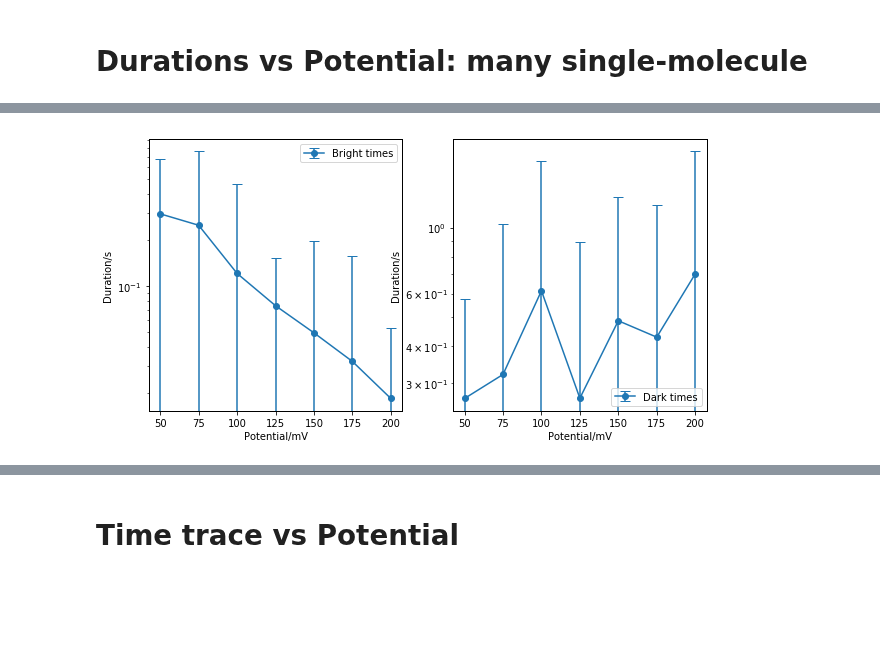
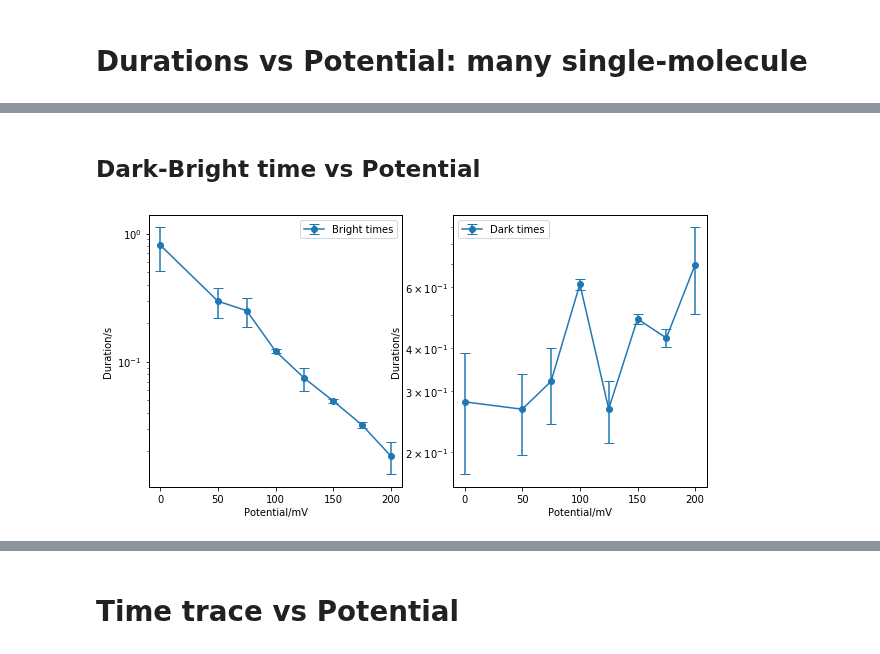
Before and after one commit to biswajitSM/Azurin_SM_repo, a Jupyter notebook: Manuscript/Figure_AT647N/Figure_AzATTO647N.ipynb, the cells around one changed output, grey strips where cells are left out. Drawn from its saved outputs; the diff is of its cells as text; code cells hidden in the pictures; blank space fills up the shorter version.

```diff
--- a/Manuscript/Figure_AT647N/Figure_AzATTO647N.ipynb
+++ b/Manuscript/Figure_AT647N/Figure_AzATTO647N.ipynb
@@ -69,7 +69,7 @@ S130d02MAr18_all = [S130d02MAr18_590p_A1, S130d02MAr18_590p_A1_2nd, S130d02MAr18
 # %%
 # Checking or creating temp_dir
 temp_dir = 'temp'
-temp_dir = os.path.join(temp_dir)
+temp_dir = os.path.join(parentdir, temp_dir)
 if os.path.isdir(temp_dir):
     print('temp_dir exists')
 else:
@@ -170,0 +279,33 @@ df.to_csv(os.path.join(temp_dir, 'Potential_vs_durations'), sep='\t', encoding='
+# %%
+file_save = os.path.join(temp_dir, 'Potential_vs_durations_2.xlsx')# with parameters [0.01, 0.99]
+# file_save = os.path.join(temp_dir, 'Potential_vs_durations.xlsx')# with parameters [0.1, 0.9]
+Rewrite = False
+if not os.path.isfile(file_save) or Rewrite:
+    potential_list = np.array([0, 50, 75, 100, 125, 150, 175, 200])
+    out = BrightDarkValuesAll(potential_list=potential_list, folderlist=S130d02MAr18_all)
+    [df_avg, df_bright, df_dark] = out
+    E, FeCN_oxd, FeCN_red = substrate_conc(E0=180, E=potential_list, M=200e-6)
+    df_avg['FeCN_oxd'] = FeCN_oxd
+    df_avg['FeCN_red'] = FeCN_red
+    writer = pd.ExcelWriter(file_save)
+    df_avg.to_excel(writer,'Average', index=False)
+    df_bright.to_excel(writer, 'BrightTimes', index=False)
+    df_dark.to_excel(writer, 'DarkTimes', index=False)
+    writer.save()
+df_avg = pd.read_excel(file_save, sheet_name='Average')
+potential_list = df_avg['Potential'].values
+tonav_update = df_avg['average bright time'].values
+tonstd_update = df_avg['std bright time'].values
+toffav_update = df_avg['avergae dark time'].values
+toffstd_update = df_avg['std dark time'].values
+FeCN_oxd = df_avg['FeCN_oxd'].values
+FeCN_red = df_avg['FeCN_red'].values
+# # bright and dark times histogram
+df_bright = pd.read_excel(file_save, sheet_name='BrightTimes')
+df_dark = pd.read_excel(file_save, sheet_name='DarkTimes')
+ontimes = df_bright['100mV'].dropna().values
+offtimes = df_dark['100mV'].dropna().values
+# plt.hist(ontimes, bins=100, range=(0,2), histtype='step');
+# plt.hist(offtimes, bins=100, range=(0,10), histtype='step');
+# plt.yscale('log')
+df_avg
@@ -171,23 +351,25 @@ df.to_csv(os.path.join(temp_dir, 'Potential_vs_durations'), sep='\t', encoding='
+# %% [markdown]
+## Dark-Bright time vs Potential
 # %%
 plt.close('all')
 fig = plt.figure(figsize=(10, 5))
 nrows=1;ncols=2;
 ax00 = plt.subplot2grid((nrows, ncols),(0,0))
 ax01 = plt.subplot2grid((nrows, ncols),(0,1))
-ax00.errorbar(pot_update, tonav_update, yerr=tonstd_update,
+ax00.errorbar(potential_list, tonav_update, yerr=tonstd_update,
               fmt='-o', capsize=5, label='Bright times')#plot raw outputs
 ax00.set_yscale('log')
 ax00.set_xlabel('Potential/mV')
 ax00.set_ylabel('Duration/s')
 # ax00.plot(pot_update, tonav_update, '-*',  label='average ontimes')
-ax01.errorbar(pot_update, toffav_update, yerr=toffstd_update,
+ax01.errorbar(potential_list, toffav_update, yerr=toffstd_update,
               fmt='-o', capsize=5, label='Dark times')#plot raw outputs
 # ax01.plot(pot_update, toffav_update, '-*', label='average offtimes')
 ax01.set_yscale('log')
 ax01.set_xlabel('Potential/mV')
 ax01.set_ylabel('Duration/s')
 ax00.legend()
 ax01.legend()
 plt.savefig(os.path.join(temp_dir, 'durations_vs_V_many_SM.svg'), format='svg', dpi=300, transparent=True)
 # %% [output]
-[figure, old version]
+[figure, new version]
```
Also changed, not shown: parts of 46 cells of this notebook, 11 other files.
